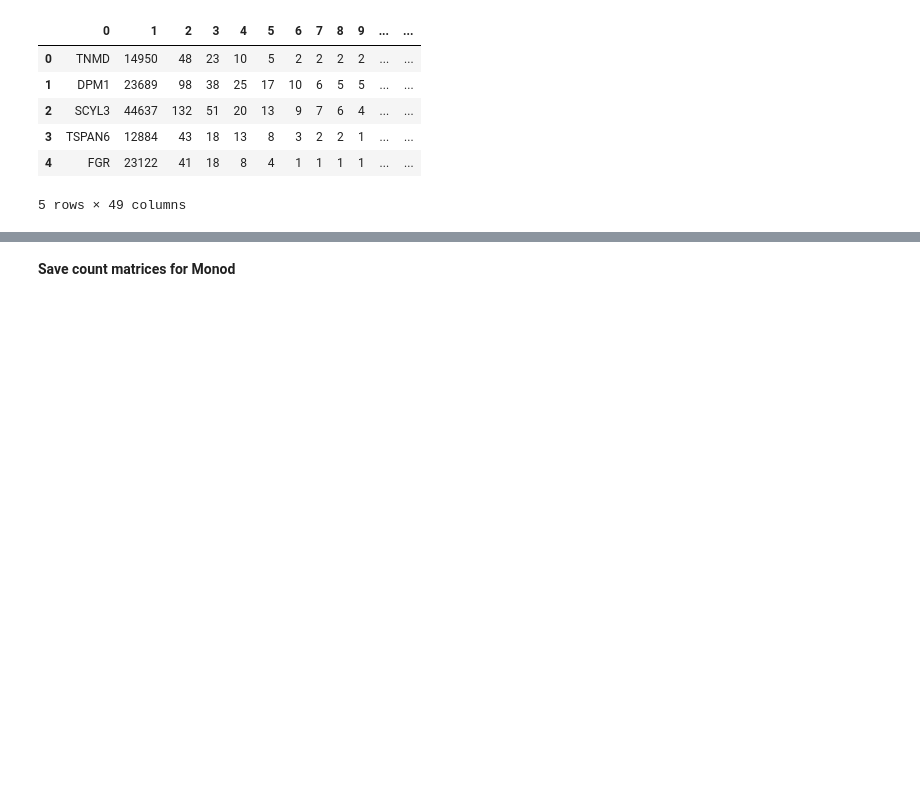
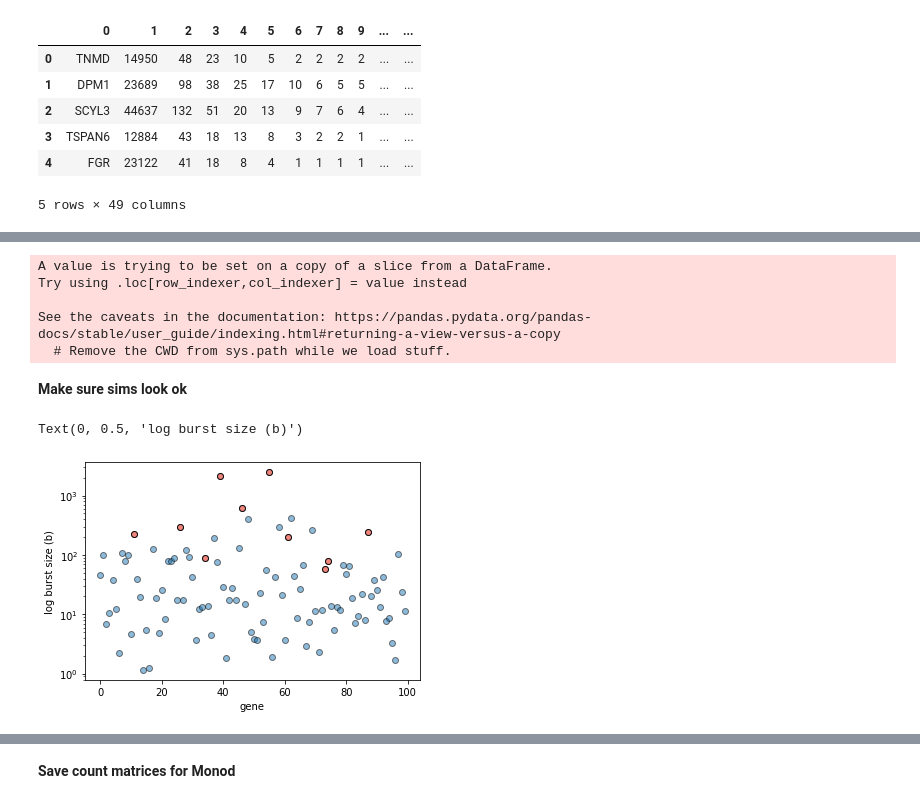
Before and after one commit to tarachari3/perturbCME, a Jupyter notebook: notebooks/20230330_mixModSimTests_Monod.ipynb, the cells around one changed output, grey strips where cells are left out. Drawn from its saved outputs; the diff is of its cells as text; code cells hidden in the pictures; blank space fills up the shorter version.

```diff
--- a/notebooks/20230330_mixModSimTests_Monod.ipynb
+++ b/notebooks/20230330_mixModSimTests_Monod.ipynb
@@ -103,4 +172,4 @@ n_cells = 500
 clus = 3
 # %%
 n_genes = 100
-num_marks = 5
+num_marks = 10
@@ -118,8 +207,25 @@ transcriptome.head()
 # %%
-#Select gene lengths from human transcriptome
+#Select genes from real transcriptome
+
 gene_names = np.array(transcriptome[0])
-gene_lens = np.array(transcriptome[1])
 
-choices = random.sample(range(len(gene_names)), n_genes)
-names_sub = gene_names[choices]
-lens_sub = gene_lens[choices]
+names_sub = gene_names[0:n_genes]
+#lens_sub = gene_lens[choices]
+
+transcriptome_sub = transcriptome[0:n_genes]
+lens_sub = 10**samples[:,3]
+transcriptome_sub[1] = [int(i) for i in lens_sub]
+transcriptome_sub.head()
+
+#make new transcriptome in same style
+transcriptome_sub.to_csv('/home/tchari/perturbCME/notebooks/mmSim_genome_polyA_cum_3',sep=' ', index=False)
+
+# # Test transcriptome looks ok
+# df_read = pd.read_csv('/home/tchari/perturbCME/notebooks/mmSim_genome_polyA_cum_3', delim_whitespace=True)
+# df_read
+# %% [output]
+A value is trying to be set on a copy of a slice from a DataFrame.
+Try using .loc[row_indexer,col_indexer] = value instead
+
+See the caveats in the documentation: https://pandas.pydata.org/pandas-docs/stable/user_guide/indexing.html#returning-a-view-versus-a-copy
+  # Remove the CWD from sys.path while we load stuff.
@@ -125,0 +248,14 @@ lens_sub = gene_lens[choices]
+# %% [markdown]
+**Make sure sims look ok**
+# %%
+test_out = all_params[0]
+test_marks = all_marks[0][0:num_marks]
+
+plt.scatter(range(len(test_out[0,:,0])), 10**test_out[0,:,0],alpha=0.5,edgecolor='black')
+plt.scatter(np.array(range(len(test_out[0,:,0])))[test_marks], 10**test_out[0,:,0][test_marks],color='salmon',alpha=0.9,edgecolor='black')
+plt.yscale('log')
+plt.xlabel('gene')
+plt.ylabel('log burst size (b)')
+# %% [output]
+Text(0, 0.5, 'log burst size (b)')
+[figure, added]
```
Also changed, not shown: parts of 112 cells of this notebook.
